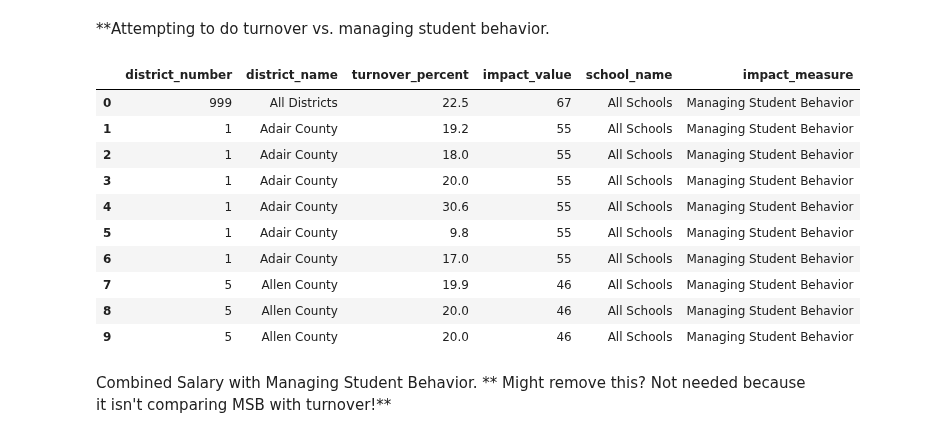
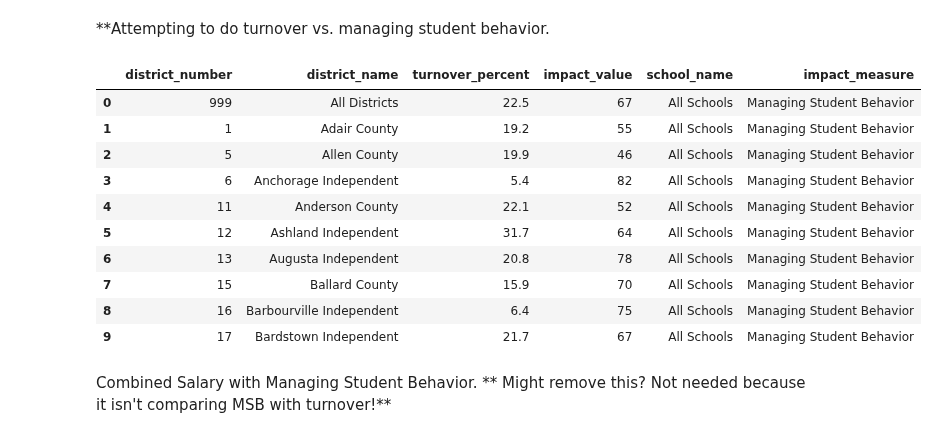
Before and after one commit to LucyHCollins/Teacher_Turnover, a Jupyter notebook: Teacher_Turnover.ipynb, the cells around one changed output. Saved outputs shown, nothing was run; the diff lists cells and outputs as text; code cells hidden in the pictures.

```diff
--- a/Teacher_Turnover.ipynb
+++ b/Teacher_Turnover.ipynb
@@ -335,33 +335,33 @@ plt.show()
 # %%
 query = """
 SELECT
     t.district_number,
     t.district_name,
     t.turnover_percent,
     c.impact_value,
     c.school_name,
     c.impact_measure
 FROM turnover t
 JOIN conditions c
     ON t.district_number = c.district_number
-WHERE c.school_name = 'All Schools'
+WHERE t.school_name = 'All Schools' and c.school_name = 'All Schools'
     AND c.impact_measure = 'Managing Student Behavior'
 """
 
 result_turnover_behavior = pd.read_sql_query(query, conn)
 result_turnover_behavior.head(10)
 # %% [output]
 |  | district_number | district_name | turnover_percent | impact_value | school_name | impact_measure |
 | 0 | 999 | All Districts | 22.5 | 67 | All Schools | Managing Student Behavior |
 | 1 | 1 | Adair County | 19.2 | 55 | All Schools | Managing Student Behavior |
-| 2 | 1 | Adair County | 18.0 | 55 | All Schools | Managing Student Behavior |
-| 3 | 1 | Adair County | 20.0 | 55 | All Schools | Managing Student Behavior |
-| 4 | 1 | Adair County | 30.6 | 55 | All Schools | Managing Student Behavior |
-| 5 | 1 | Adair County | 9.8 | 55 | All Schools | Managing Student Behavior |
-| 6 | 1 | Adair County | 17.0 | 55 | All Schools | Managing Student Behavior |
-| 7 | 5 | Allen County | 19.9 | 46 | All Schools | Managing Student Behavior |
-| 8 | 5 | Allen County | 20.0 | 46 | All Schools | Managing Student Behavior |
-| 9 | 5 | Allen County | 20.0 | 46 | All Schools | Managing Student Behavior |
+| 2 | 5 | Allen County | 19.9 | 46 | All Schools | Managing Student Behavior |
+| 3 | 6 | Anchorage Independent | 5.4 | 82 | All Schools | Managing Student Behavior |
+| 4 | 11 | Anderson County | 22.1 | 52 | All Schools | Managing Student Behavior |
+| 5 | 12 | Ashland Independent | 31.7 | 64 | All Schools | Managing Student Behavior |
+| 6 | 13 | Augusta Independent | 20.8 | 78 | All Schools | Managing Student Behavior |
+| 7 | 15 | Ballard County | 15.9 | 70 | All Schools | Managing Student Behavior |
+| 8 | 16 | Barbourville Independent | 6.4 | 75 | All Schools | Managing Student Behavior |
+| 9 | 17 | Bardstown Independent | 21.7 | 67 | All Schools | Managing Student Behavior |
 # %% [markdown]
 Combined Salary with Managing Student Behavior.  ** Might remove this? Not needed because it isn't comparing MSB with turnover!**
 # %%
```
Also changed, not shown: parts of 1 cell of this notebook.
